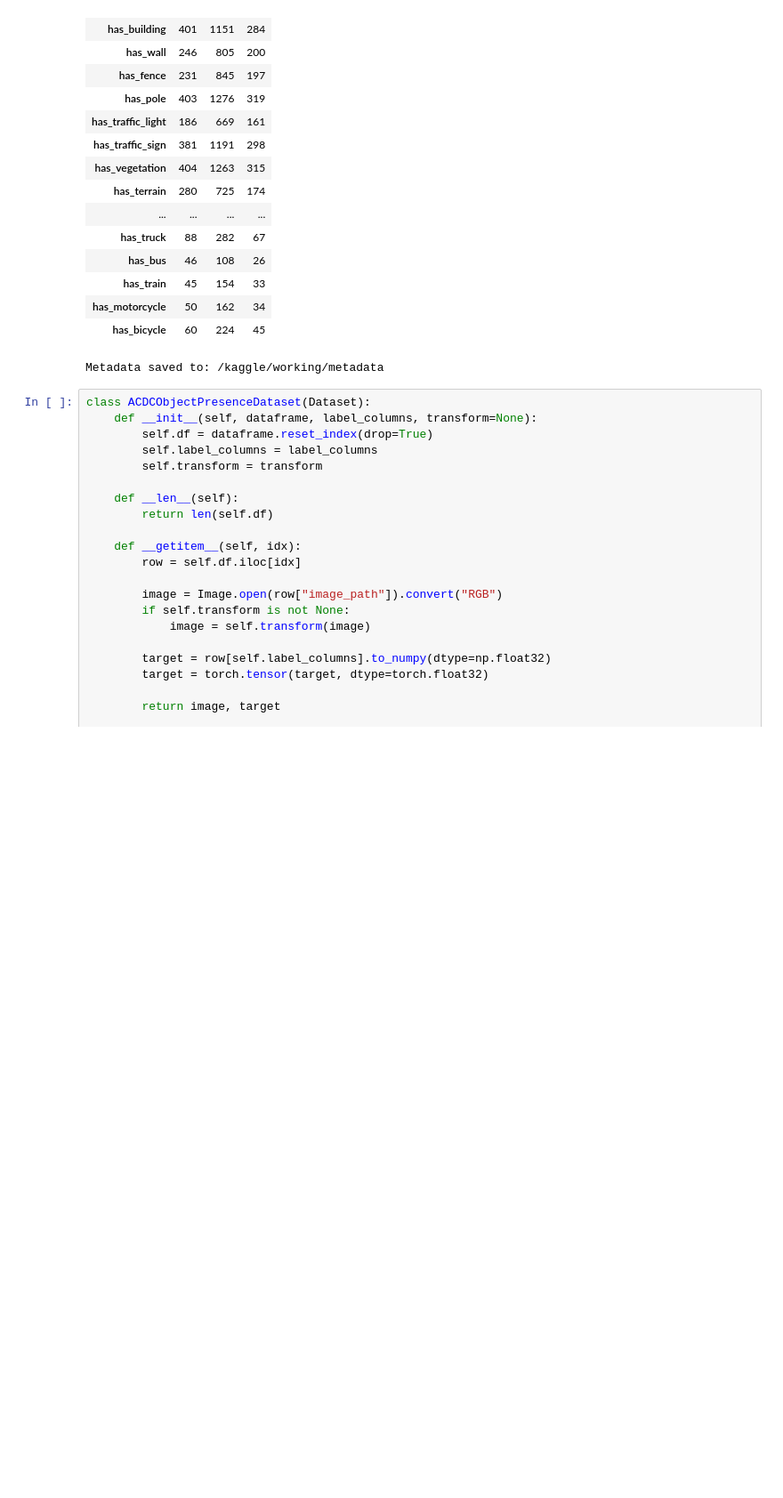
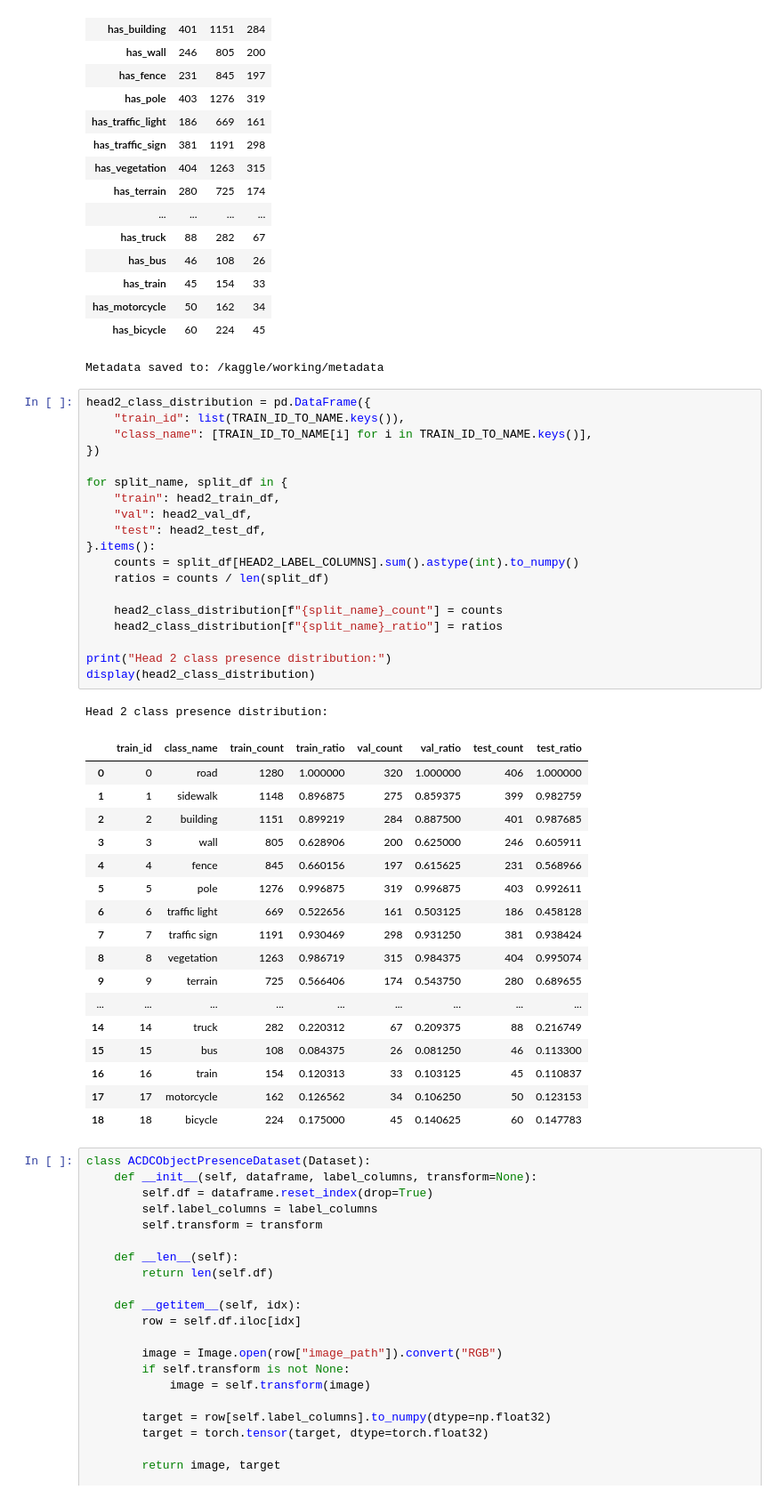
Before and after one commit to Eroouu/DL_project, a Jupyter notebook: dl-project.ipynb, the cells around one changed output. Shown at 89% size. Drawn from its saved outputs; the diff is of its cells as text; blank space fills up the shorter version.

Commit message:
Update data pipeline notebook

```diff
--- a/dl-project.ipynb
+++ b/dl-project.ipynb
@@ -507,6 +507,44 @@ Object presence counts by split:
 | has_motorcycle | 50 | 162 | 34 |
 | has_bicycle | 60 | 224 | 45 |
 Metadata saved to: /kaggle/working/metadata
+# %%
+head2_class_distribution = pd.DataFrame({
+    "train_id": list(TRAIN_ID_TO_NAME.keys()),
+    "class_name": [TRAIN_ID_TO_NAME[i] for i in TRAIN_ID_TO_NAME.keys()],
+})
+
+for split_name, split_df in {
+    "train": head2_train_df,
+    "val": head2_val_df,
+    "test": head2_test_df,
+}.items():
+    counts = split_df[HEAD2_LABEL_COLUMNS].sum().astype(int).to_numpy()
+    ratios = counts / len(split_df)
+
+    head2_class_distribution[f"{split_name}_count"] = counts
+    head2_class_distribution[f"{split_name}_ratio"] = ratios
+
+print("Head 2 class presence distribution:")
+display(head2_class_distribution)
+# %% [output]
+Head 2 class presence distribution:
+|  | train_id | class_name | train_count | train_ratio | val_count | val_ratio | test_count | test_ratio |
+| 0 | 0 | road | 1280 | 1.000000 | 320 | 1.000000 | 406 | 1.000000 |
+| 1 | 1 | sidewalk | 1148 | 0.896875 | 275 | 0.859375 | 399 | 0.982759 |
+| 2 | 2 | building | 1151 | 0.899219 | 284 | 0.887500 | 401 | 0.987685 |
+| 3 | 3 | wall | 805 | 0.628906 | 200 | 0.625000 | 246 | 0.605911 |
+| 4 | 4 | fence | 845 | 0.660156 | 197 | 0.615625 | 231 | 0.568966 |
+| 5 | 5 | pole | 1276 | 0.996875 | 319 | 0.996875 | 403 | 0.992611 |
+| 6 | 6 | traffic light | 669 | 0.522656 | 161 | 0.503125 | 186 | 0.458128 |
+| 7 | 7 | traffic sign | 1191 | 0.930469 | 298 | 0.931250 | 381 | 0.938424 |
+| 8 | 8 | vegetation | 1263 | 0.986719 | 315 | 0.984375 | 404 | 0.995074 |
+| 9 | 9 | terrain | 725 | 0.566406 | 174 | 0.543750 | 280 | 0.689655 |
+| ... | ... | ... | ... | ... | ... | ... | ... | ... |
+| 14 | 14 | truck | 282 | 0.220312 | 67 | 0.209375 | 88 | 0.216749 |
+| 15 | 15 | bus | 108 | 0.084375 | 26 | 0.081250 | 46 | 0.113300 |
+| 16 | 16 | train | 154 | 0.120313 | 33 | 0.103125 | 45 | 0.110837 |
+| 17 | 17 | motorcycle | 162 | 0.126562 | 34 | 0.106250 | 50 | 0.123153 |
+| 18 | 18 | bicycle | 224 | 0.175000 | 45 | 0.140625 | 60 | 0.147783 |
 # %%
 class ACDCObjectPresenceDataset(Dataset):
     def __init__(self, dataframe, label_columns, transform=None):
```
